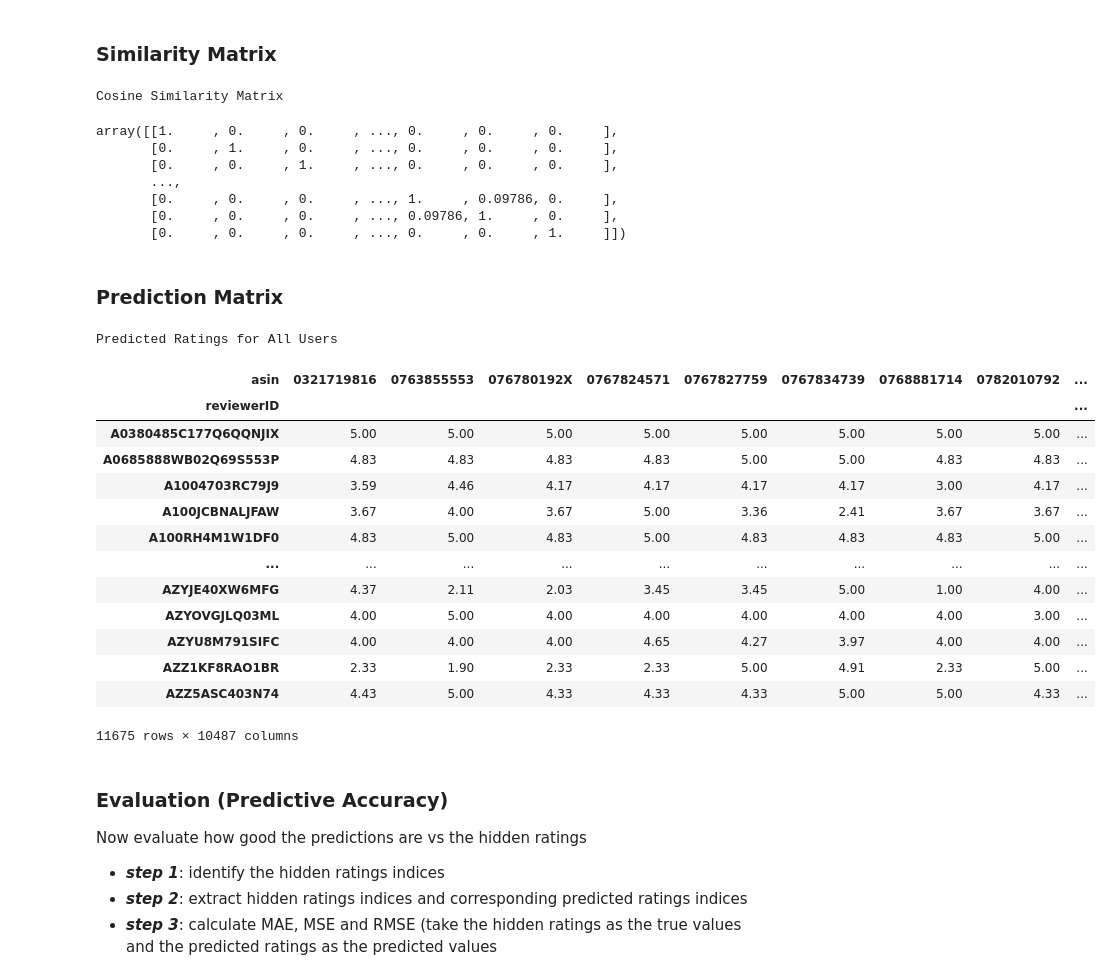
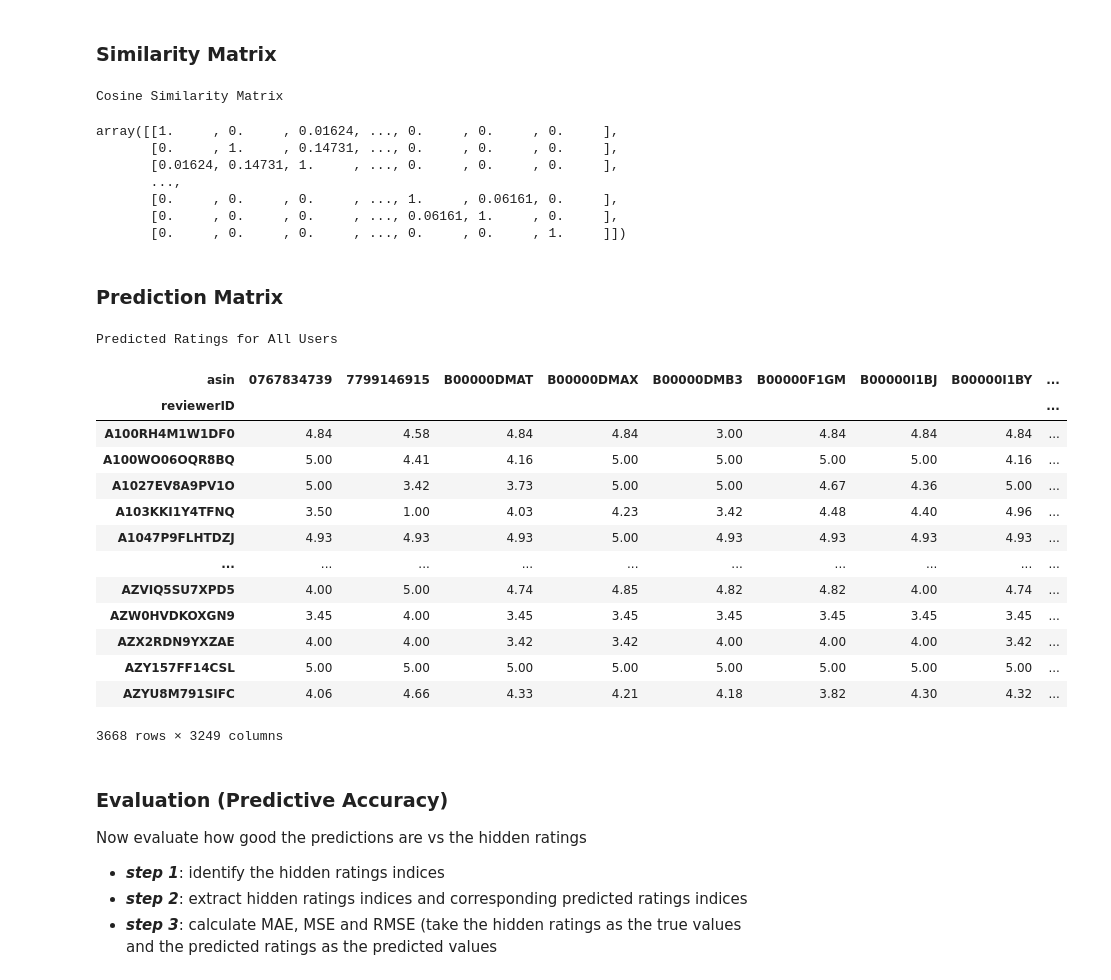
Before and after one commit to pavsingh7/Masters-Dissertation, a Jupyter notebook: Code/5 item_collab_filtering.ipynb, the cells around one changed output. Cells and saved outputs as stored; diff of their text form; code cells hidden in the pictures.

```diff
--- a/Code/5 item_collab_filtering.ipynb
+++ b/Code/5 item_collab_filtering.ipynb
@@ -37,12 +37,12 @@ from sklearn.metrics.pairwise import cosine_similarity
 ### Reading in and Converting Data
 # %%
 # load data - WINDOWS
-amz_data = pd.read_csv(r'C:\Users\e1002902\Documents\GitHub Repository\Masters-Dissertation\Code\Data\set2_data_modelling.csv')
-display(amz_data.head())
+# amz_data = pd.read_csv(r'C:\Users\e1002902\Documents\GitHub Repository\Masters-Dissertation\Code\Data\set2_data_modelling.csv')
+# display(amz_data.head())
 
 # load data - MAC OS
-# amz_data = pd.read_csv('/Users/pavansingh/Library/CloudStorage/GoogleDrive-pavansingho23@gmail.com/My Drive/Portfolio/Masters-Dissertation/Code/Data/set2_data_modelling.csv')
-# display(amz_data.head(3))
+amz_data = pd.read_csv('/Users/pavansingh/Library/CloudStorage/GoogleDrive-pavansingho23@gmail.com/My Drive/Portfolio/Masters-Dissertation/Code/Data/set4_data_modelling.csv')
+display(amz_data.head(3))
 
 # print details
 print('Number of Rows: ', amz_data.shape[0])
@@ -175,55 +173,63 @@ print("Cosine Similarity Matrix")
 sim_mat_cos
 # %% [output]
 Cosine Similarity Matrix
-array([[1.     , 0.     , 0.     , ..., 0.     , 0.     , 0.     ],
-       [0.     , 1.     , 0.     , ..., 0.     , 0.     , 0.     ],
-       [0.     , 0.     , 1.     , ..., 0.     , 0.     , 0.     ],
+array([[1.     , 0.     , 0.01624, ..., 0.     , 0.     , 0.     ],
+       [0.     , 1.     , 0.14731, ..., 0.     , 0.     , 0.     ],
+       [0.01624, 0.14731, 1.     , ..., 0.     , 0.     , 0.     ],
        ...,
-       [0.     , 0.     , 0.     , ..., 1.     , 0.09786, 0.     ],
-       [0.     , 0.     , 0.     , ..., 0.09786, 1.     , 0.     ],
+       [0.     , 0.     , 0.     , ..., 1.     , 0.06161, 0.     ],
+       [0.     , 0.     , 0.     , ..., 0.06161, 1.     , 0.     ],
        [0.     , 0.     , 0.     , ..., 0.     , 0.     , 1.     ]])
 # %% [markdown]
 ### Prediction Matrix
 # %%
 # get a predictions matrix
 predic_matrix = x_hidden.copy()
+
+# set k to 40
+k = 40
 
 # now get predicted ratings for all users
 for user_id in range(predic_matrix.shape[0]):
     user_ratings = predic_matrix.iloc[user_id, :].values.reshape(1, -1)
     unrated_products_indices = np.where(user_ratings == 0)[1]
     rated_products_indices = np.where(user_ratings > 0)[1]
     for product_id in unrated_products_indices:
         similarity_i_j = sim_mat_cos[product_id, rated_products_indices]
         ratings = user_ratings[0, rated_products_indices]
 
+        # sort by similarity and select top k
+        sorted_indices = np.argsort(similarity_i_j)[::-1][:k]
+        similarity_i_j = similarity_i_j[sorted_indices]
+        ratings = ratings[sorted_indices]
+
         if np.any(similarity_i_j):
             predicted_rating = np.sum(ratings * similarity_i_j) / np.sum(np.abs(similarity_i_j))
         else:
             # make predicted rating mean of user's ratings
             predicted_rating = np.mean(ratings)
 
-        predic_matrix.iloc[user_id, product_id] = predicted_rating.round(2)
+        predic_matrix.iloc[user_id, product_id] = predicted_rating
 
 # see updated matrix with predicted ratings
 print("Predicted Ratings for All Users")
 display(predic_matrix)
 # %% [output]
 Predicted Ratings for All Users
-| asin | 0321719816 | 0763855553 | 076780192X | 0767824571 | 0767827759 | 0767834739 | 0768881714 | 0782010792 | ... |
+| asin | 0767834739 | 7799146915 | B00000DMAT | B00000DMAX | B00000DMB3 | B00000F1GM | B00000I1BJ | B00000I1BY | ... |
 | reviewerID |  |  |  |  |  |  |  |  | ... |
-| A0380485C177Q6QQNJIX | 5.00 | 5.00 | 5.00 | 5.00 | 5.00 | 5.00 | 5.00 | 5.00 | ... |
-| A0685888WB02Q69S553P | 4.83 | 4.83 | 4.83 | 4.83 | 5.00 | 5.00 | 4.83 | 4.83 | ... |
-| A1004703RC79J9 | 3.59 | 4.46 | 4.17 | 4.17 | 4.17 | 4.17 | 3.00 | 4.17 | ... |
-| A100JCBNALJFAW | 3.67 | 4.00 | 3.67 | 5.00 | 3.36 | 2.41 | 3.67 | 3.67 | ... |
-| A100RH4M1W1DF0 | 4.83 | 5.00 | 4.83 | 5.00 | 4.83 | 4.83 | 4.83 | 5.00 | ... |
+| A100RH4M1W1DF0 | 4.84 | 4.58 | 4.84 | 4.84 | 3.00 | 4.84 | 4.84 | 4.84 | ... |
+| A100WO06OQR8BQ | 5.00 | 4.41 | 4.16 | 5.00 | 5.00 | 5.00 | 5.00 | 4.16 | ... |
+| A1027EV8A9PV1O | 5.00 | 3.42 | 3.73 | 5.00 | 5.00 | 4.67 | 4.36 | 5.00 | ... |
+| A103KKI1Y4TFNQ | 3.50 | 1.00 | 4.03 | 4.23 | 3.42 | 4.48 | 4.40 | 4.96 | ... |
+| A1047P9FLHTDZJ | 4.93 | 4.93 | 4.93 | 5.00 | 4.93 | 4.93 | 4.93 | 4.93 | ... |
 | ... | ... | ... | ... | ... | ... | ... | ... | ... | ... |
-| AZYJE40XW6MFG | 4.37 | 2.11 | 2.03 | 3.45 | 3.45 | 5.00 | 1.00 | 4.00 | ... |
-| AZYOVGJLQ03ML | 4.00 | 5.00 | 4.00 | 4.00 | 4.00 | 4.00 | 4.00 | 3.00 | ... |
-| AZYU8M791SIFC | 4.00 | 4.00 | 4.00 | 4.65 | 4.27 | 3.97 | 4.00 | 4.00 | ... |
-| AZZ1KF8RAO1BR | 2.33 | 1.90 | 2.33 | 2.33 | 5.00 | 4.91 | 2.33 | 5.00 | ... |
-| AZZ5ASC403N74 | 4.43 | 5.00 | 4.33 | 4.33 | 4.33 | 5.00 | 5.00 | 4.33 | ... |
+| AZVIQ5SU7XPD5 | 4.00 | 5.00 | 4.74 | 4.85 | 4.82 | 4.82 | 4.00 | 4.74 | ... |
+| AZW0HVDKOXGN9 | 3.45 | 4.00 | 3.45 | 3.45 | 3.45 | 3.45 | 3.45 | 3.45 | ... |
+| AZX2RDN9YXZAE | 4.00 | 4.00 | 3.42 | 3.42 | 4.00 | 4.00 | 4.00 | 3.42 | ... |
+| AZY157FF14CSL | 5.00 | 5.00 | 5.00 | 5.00 | 5.00 | 5.00 | 5.00 | 5.00 | ... |
+| AZYU8M791SIFC | 4.06 | 4.66 | 4.33 | 4.21 | 4.18 | 3.82 | 4.30 | 4.32 | ... |
-11675 rows × 10487 columns
+3668 rows × 3249 columns
 # %% [markdown]
 ### Evaluation (Predictive Accuracy)
 
```
Also changed, not shown: parts of 33 cells of this notebook, 1 other file.
